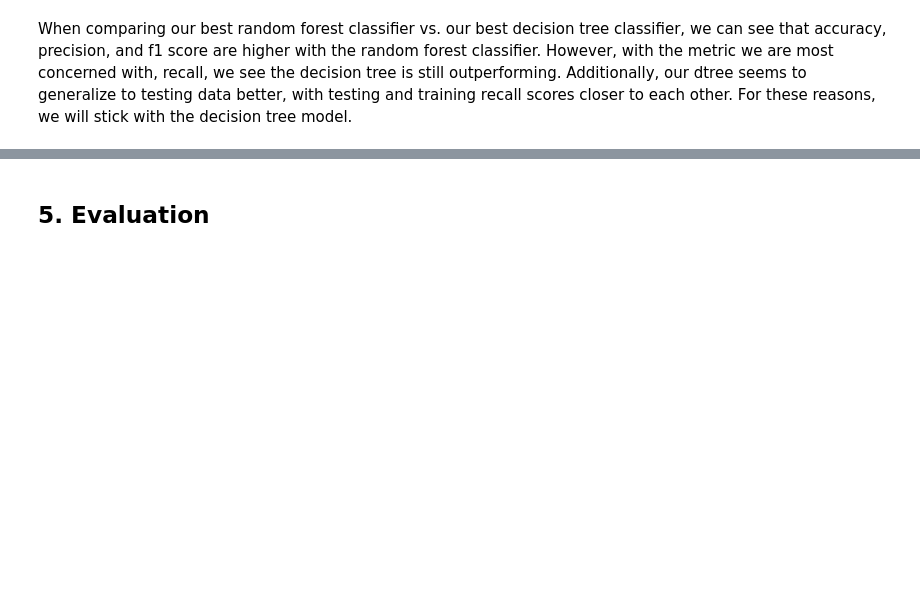
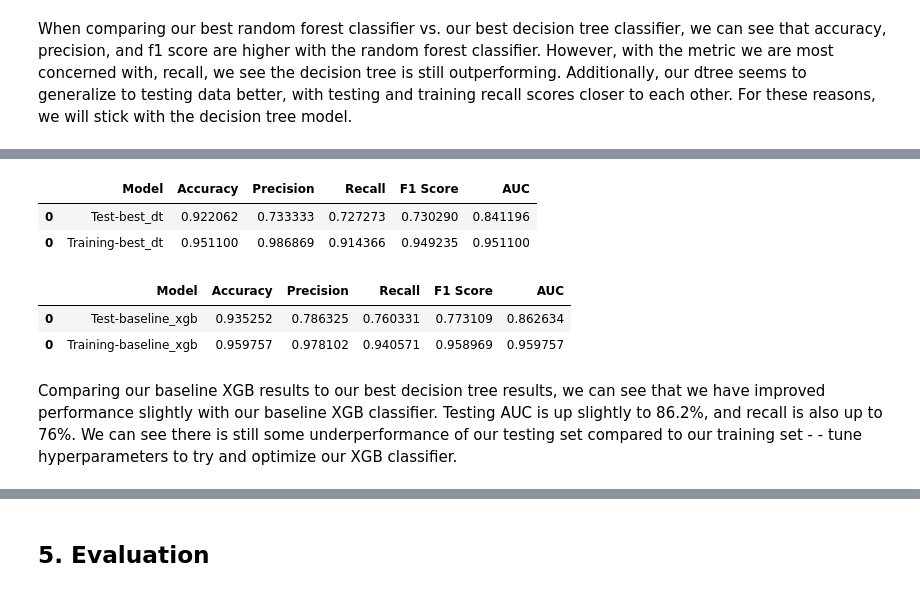
Before and after one commit to akaigraham/Predicting-Customer-Churn, a Jupyter notebook: telecom_churn_classifier.ipynb, the cells around one changed output, grey strips where cells are left out. Saved outputs shown, nothing was run; the diff lists cells and outputs as text; code cells hidden in the pictures; blank space fills up the shorter version.

```diff
--- a/telecom_churn_classifier.ipynb
+++ b/telecom_churn_classifier.ipynb
@@ -1145,7 +855,6 @@ While the test result scores of our KNN model do not look drastically different
 # %%
-# build baseline random forest with max_depth=5, and n_estimators=100
+# build baseline random forest with max_depth=8, and n_estimators=100
 baseline_rf_model = RandomForestClassifier(random_state=SEED,
-                                           max_depth=5,
                                            n_estimators=100)
 
 # fit to training data
@@ -1193,14 +904,18 @@ While the random forest appears to be overfitting, our testing accuracy score is
 # gridsearch random forest hyperparams
 rf_param_grid = {
     'criterion': ['gini', 'entropy'],
-    'max_depth': [3, 4, 5, 6, 7],
-    'min_samples_split': [0.1, 0.2, 0.3, 0.4, 0.5],
-    'min_samples_leaf': [0.01, 0.02, 0.03, 0.05],
+    'max_depth': [5, 6, 7, 8],
+    'min_samples_split': [4, 5, 6, 7],
+    'min_samples_leaf': [2, 3, 4, 5],
     'n_estimators': [100]
 }
 
 # create grid search
-rf_grid_search = GridSearchCV(baseline_rf_model, rf_param_grid, cv=3, return_train_score=True)
+rf_grid_search = GridSearchCV(baseline_rf_model,
+                              rf_param_grid,
+                              cv=3,
+                              return_train_score=True,
+                              scoring='f1')
 
 # fit to data
 rf_grid_search.fit(X_train_resampled, y_train_resampled)
@@ -1245,10 +960,10 @@ Best Parameter Combination Found During Grid Search:
 # %%
 # run model at these params
 best_rf_model = RandomForestClassifier(random_state=SEED,
-                                       criterion='gini',
-                                       max_depth=7,
-                                       min_samples_leaf=0.01,
-                                       min_samples_split=0.1,
+                                       criterion='entropy',
+                                       max_depth=8,
+                                       min_samples_leaf=2,
+                                       min_samples_split=7,
                                        n_estimators=100)
 
 # fit model
@@ -1297,2 +1014,19 @@ Best Decision Tree:
 # %% [markdown]
 When comparing our best random forest classifier vs. our best decision tree classifier, we can see that accuracy, precision, and f1 score are higher with the random forest classifier.  However, with the metric we are most concerned with, recall, we see the decision tree is still outperforming. Additionally, our dtree seems to generalize to testing data better, with testing and training recall scores closer to each other. For these reasons, we will stick with the decision tree model.
+# %%
+# run a SVC and see if we can improve scoring
+from xgboost import XGBClassifier
+
+# create baseline classifier
+baseline_xgb = XGBClassifier(random_state=SEED)
+
+# fit
+baseline_xgb.fit(X_train_resampled, y_train_resampled)
+
+# store scores
+baseline_xgb_results = print_model_scores(X_train_resampled,
+                                          X_test_final,
+                                          y_train_resampled,
+                                          y_test,
+                                          baseline_xgb,
+                                          'baseline_xgb')
@@ -1298,0 +1053,13 @@ When comparing our best random forest classifier vs. our best decision tree clas
+# %%
+# compare to best decision tree
+display(best_dt_results)
+display(baseline_xgb_results)
+# %% [output]
+|  | Model | Accuracy | Precision | Recall | F1 Score | AUC |
+| 0 | Test-best_dt | 0.922062 | 0.733333 | 0.727273 | 0.730290 | 0.841196 |
+| 0 | Training-best_dt | 0.951100 | 0.986869 | 0.914366 | 0.949235 | 0.951100 |
+|  | Model | Accuracy | Precision | Recall | F1 Score | AUC |
+| 0 | Test-baseline_xgb | 0.935252 | 0.786325 | 0.760331 | 0.773109 | 0.862634 |
+| 0 | Training-baseline_xgb | 0.959757 | 0.978102 | 0.940571 | 0.958969 | 0.959757 |
+# %% [markdown]
+Comparing our baseline XGB results to our best decision tree results, we can see that we have improved performance slightly with our baseline XGB classifier.  Testing AUC is up slightly to 86.2%, and recall is also up to 76%.  We can see there is still some underperformance of our testing set compared to our training set - - tune hyperparameters to try and optimize our XGB classifier.
```
Also changed, not shown: parts of 60 cells of this notebook.
